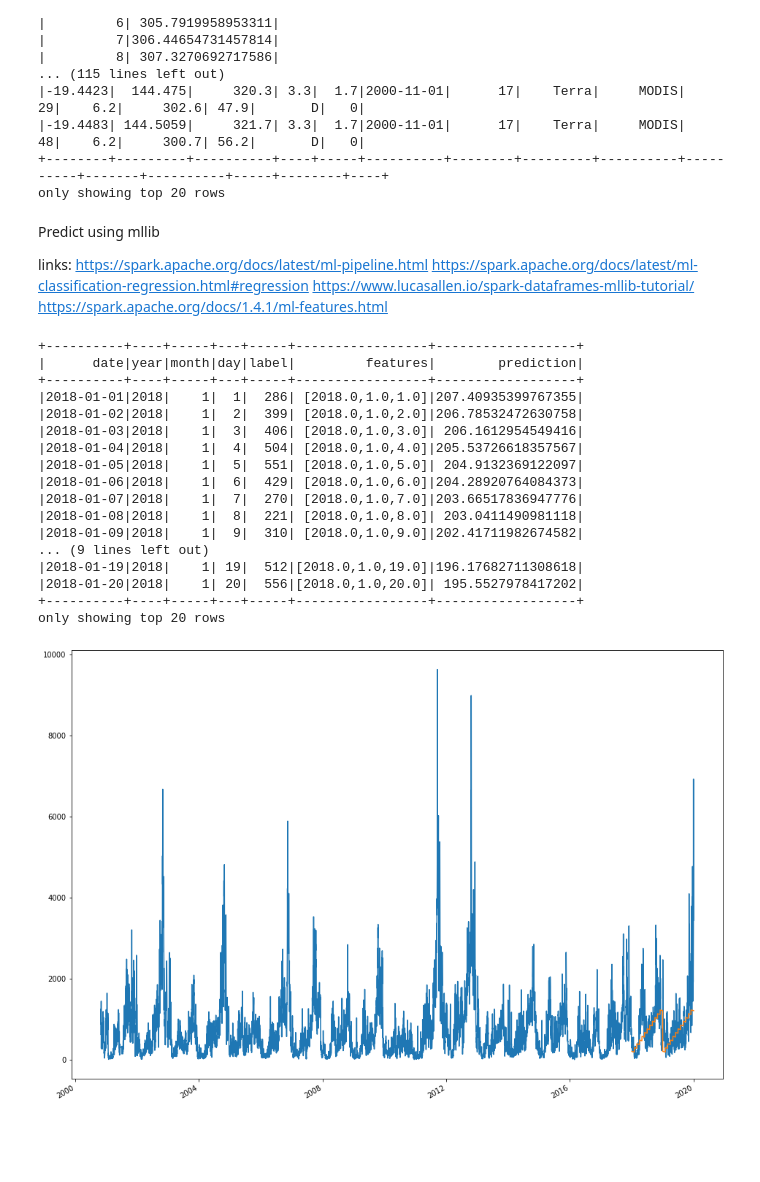
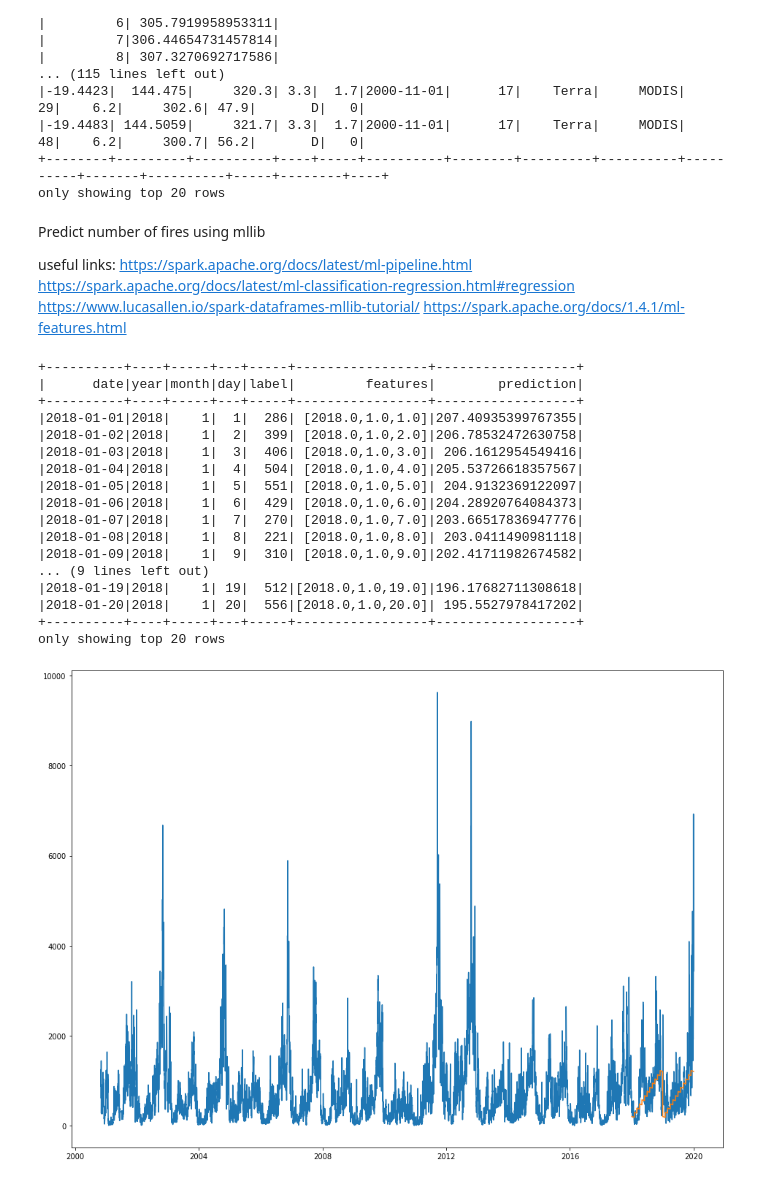
Before and after one commit to bubriks/ID2221_project, a Jupyter notebook: project/analysis.ipynb, the cells around one changed output. Cells and saved outputs as stored; diff of their text form; code cells hidden in the pictures; blank space fills up the shorter version.

```diff
--- a/project/analysis.ipynb
+++ b/project/analysis.ipynb
@@ -17,6 +10,8 @@ from matplotlib.pyplot import figure
 spark = SparkSession.builder.getOrCreate()
 
 df = spark.read.option("header", True).option("inferSchema", "true").csv("modis_2000-2019_Australia.csv")
+
+df = df.select("*").withColumn("id", monotonically_increasing_id())
 df.printSchema()
 df.show()
 # %% [output]
@@ -272,9 +277,13 @@ df.filter(col("confidence") >= 20).show()
 +--------+---------+----------+----+-----+----------+--------+---------+----------+----------+-------+----------+-----+--------+----+
 only showing top 20 rows
 # %% [markdown]
-Predict using mllib
+Predict number of fires using mllib
 
-links: https://spark.apache.org/docs/latest/ml-pipeline.html https://spark.apache.org/docs/latest/ml-classification-regression.html#regression https://www.lucasallen.io/spark-dataframes-mllib-tutorial/ https://spark.apache.org/docs/1.4.1/ml-features.html
+useful links:
+https://spark.apache.org/docs/latest/ml-pipeline.html
+https://spark.apache.org/docs/latest/ml-classification-regression.html#regression
+https://www.lucasallen.io/spark-dataframes-mllib-tutorial/
+https://spark.apache.org/docs/1.4.1/ml-features.html
 # %%
 from pyspark.ml.feature import VectorAssembler
 from pyspark.ml.regression import LinearRegression
@@ -311,35 +320,32 @@ results.show()
 
 figure(figsize=(16, 12))
 dates = assembled_df.select(col("date")).toPandas()
 data = assembled_df.select(col("label")).toPandas()
 
 plt.plot(dates, data)
 
 dates = results.select(col("date")).toPandas()
 data = results.select(col("prediction")).toPandas()
 
 plt.plot(dates, data)
 
-# If you don't like the break in the graph, change 90 to 89 in the above line
-plt.gcf().autofmt_xdate()
-
-sendImage("Count of fires", "Number of fires each day (orange line indicates the predicted values for years 2018-19)")
+sendImage("Count of fires", "Number of fires each day (orange line indicates the predicted valuess for years 2018-19)")
 # %% [output]
 +----------+----+-----+---+-----+-----------------+------------------+
 |      date|year|month|day|label|         features|        prediction|
 +----------+----+-----+---+-----+-----------------+------------------+
 |2018-01-01|2018|    1|  1|  286| [2018.0,1.0,1.0]|207.40935399767355|
 |2018-01-02|2018|    1|  2|  399| [2018.0,1.0,2.0]|206.78532472630758|
 |2018-01-03|2018|    1|  3|  406| [2018.0,1.0,3.0]| 206.1612954549416|
 |2018-01-04|2018|    1|  4|  504| [2018.0,1.0,4.0]|205.53726618357567|
 |2018-01-05|2018|    1|  5|  551| [2018.0,1.0,5.0]| 204.9132369122097|
 |2018-01-06|2018|    1|  6|  429| [2018.0,1.0,6.0]|204.28920764084373|
 |2018-01-07|2018|    1|  7|  270| [2018.0,1.0,7.0]|203.66517836947776|
 |2018-01-08|2018|    1|  8|  221| [2018.0,1.0,8.0]| 203.0411490981118|
 |2018-01-09|2018|    1|  9|  310| [2018.0,1.0,9.0]|202.41711982674582|
 ... (9 lines left out)
 |2018-01-19|2018|    1| 19|  512|[2018.0,1.0,19.0]|196.17682711308618|
 |2018-01-20|2018|    1| 20|  556|[2018.0,1.0,20.0]| 195.5527978417202|
 +----------+----+-----+---+-----+-----------------+------------------+
 only showing top 20 rows
-[figure, old version]
+[figure, new version]
```
Also changed, not shown: parts of 15 cells of this notebook, 1 other file.
